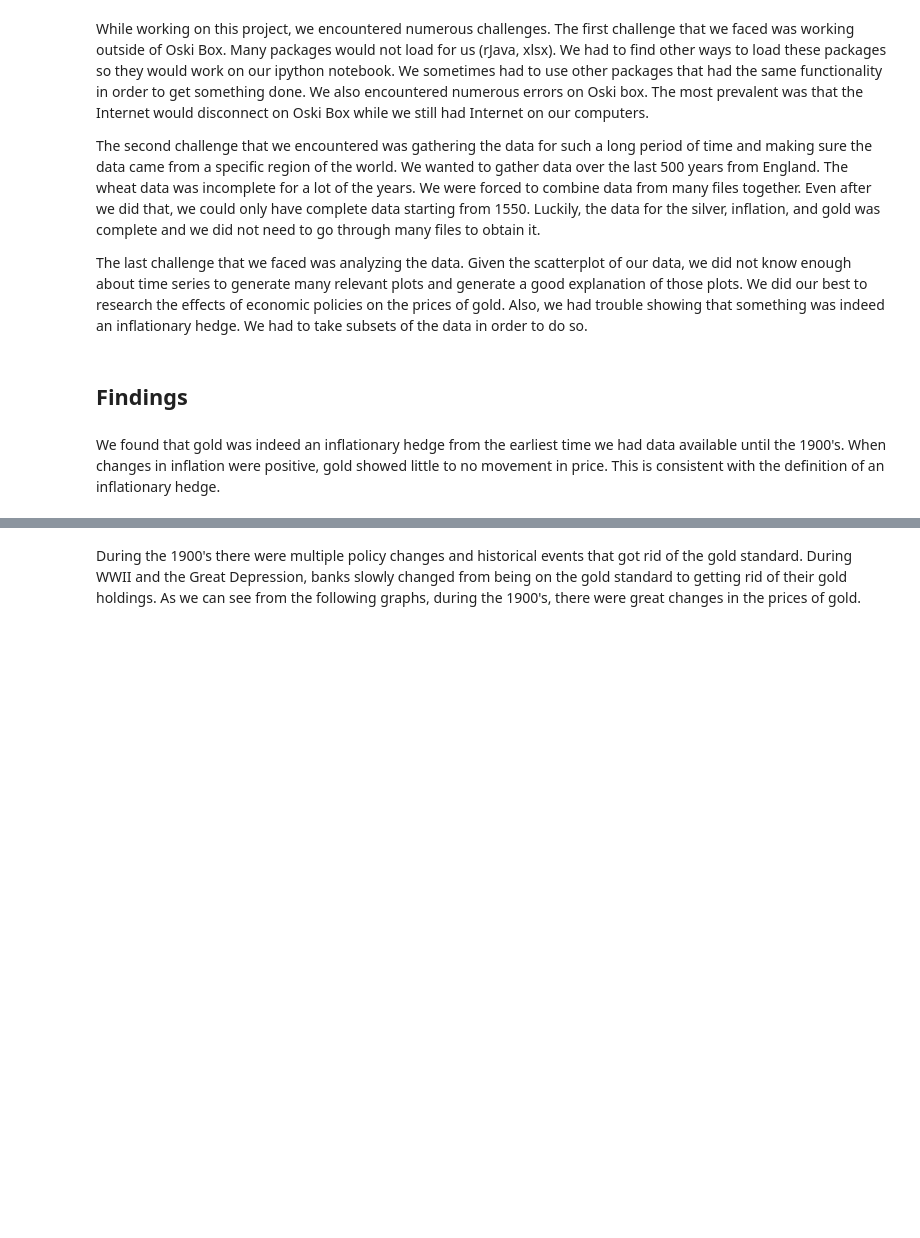
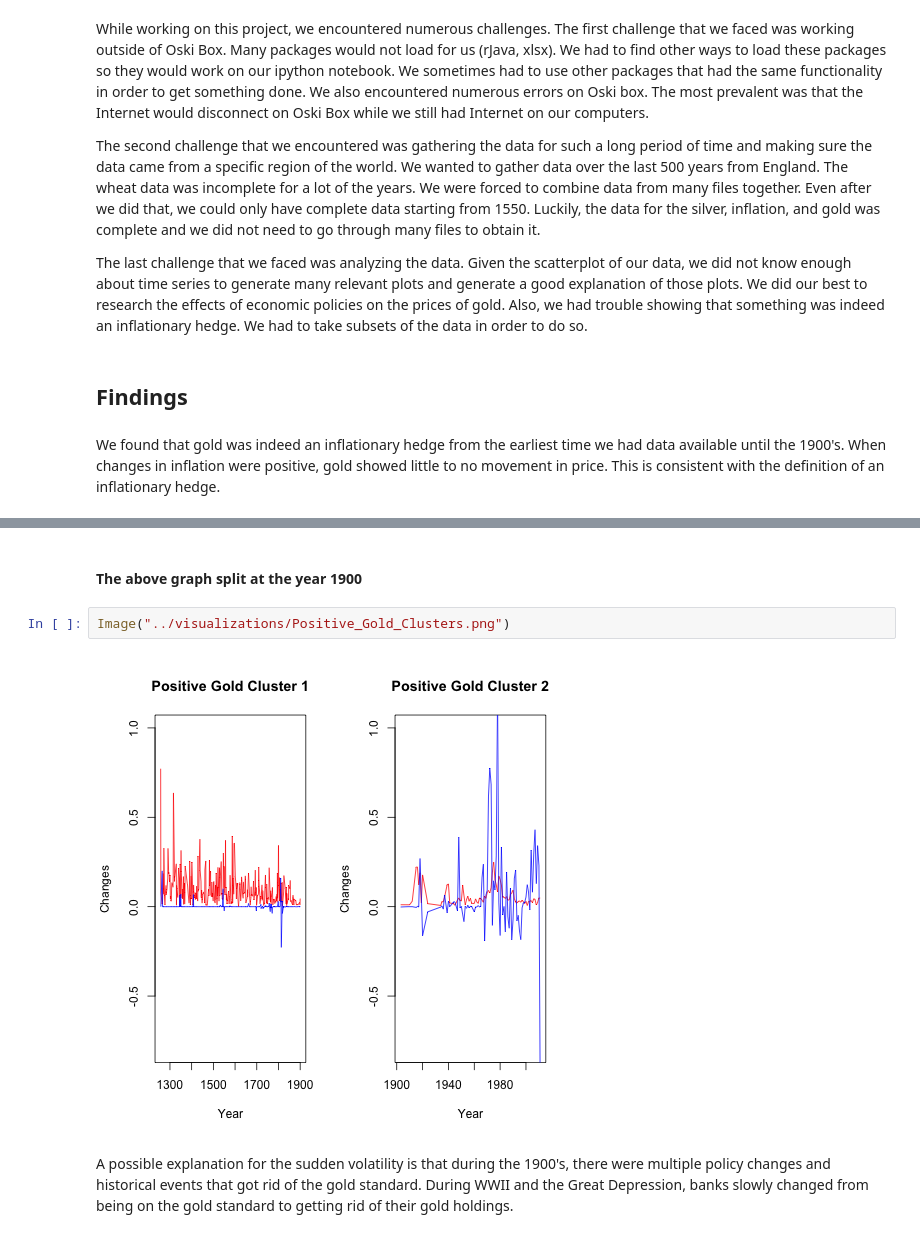
Before and after one commit to abadrenkov/data-analysis-template, a Jupyter notebook: notebooks/NB4_project_report.ipynb, the cells around one changed output, grey strips where cells are left out. Drawn from its saved outputs; the diff is of its cells as text; blank space fills up the shorter version.

```diff
--- a/notebooks/NB4_project_report.ipynb
+++ b/notebooks/NB4_project_report.ipynb
@@ -84,2 +54,8 @@ Image("../visualizations/Change_in_gold.png")
+# %% [markdown]
+#### The above graph split at the year 1900
+# %%
+Image("../visualizations/Positive_Gold_Clusters.png")
+# %% [output]
+[figure, added]
 # %% [markdown]
-During the 1900's there were multiple policy changes and historical events that got rid of the gold standard. During WWII and the Great Depression, banks slowly changed from being on the gold standard to getting rid of their gold holdings. As we can see from the following graphs, during the 1900's, there were great changes in the prices of gold.
+A possible explanation for the sudden volatility is that during the 1900's, there were multiple policy changes and historical events that got rid of the gold standard. During WWII and the Great Depression, banks slowly changed from being on the gold standard to getting rid of their gold holdings.
```
Also changed, not shown: parts of 20 cells of this notebook, 2 other files.
